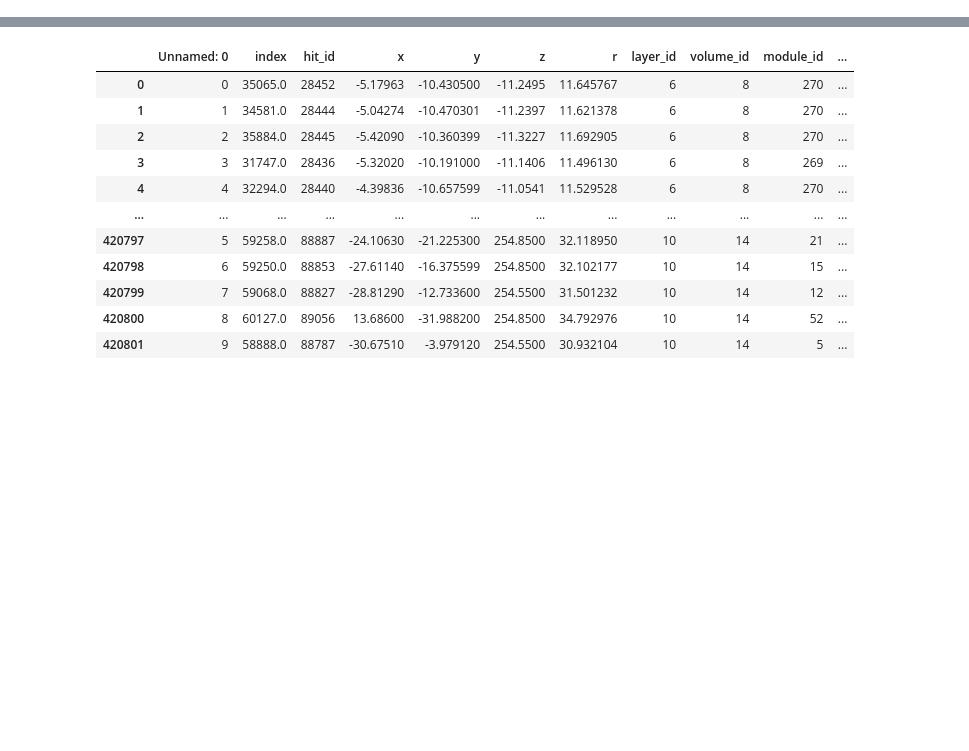
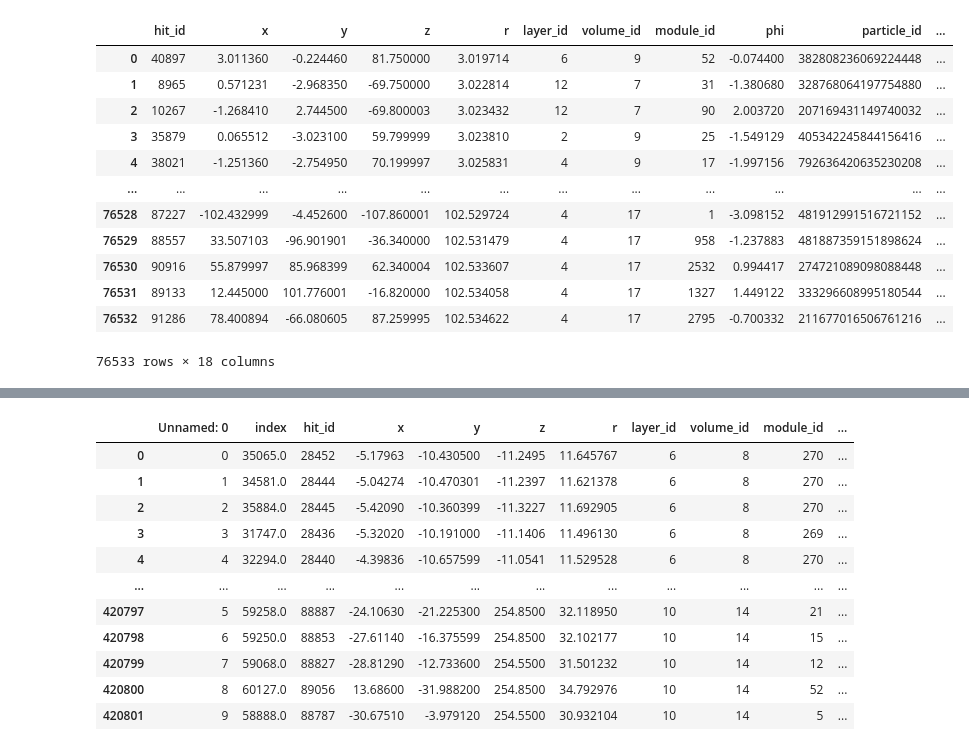
Before and after one commit to livaage/DDPG-for-tracking, a Jupyter notebook: notebooks/NN new.ipynb, the cells around one changed output, grey strips where cells are left out. Saved outputs shown, nothing was run; the diff lists cells and outputs as text; code cells hidden in the pictures; blank space fills up the shorter version.

```diff
--- a/notebooks/NN new.ipynb
+++ b/notebooks/NN new.ipynb
@@ -28,3 +32,19 @@ from tensorflow.keras import regularizers
 # %%
 dl = DataLoader()
 hits, allowed_pids = dl.load_data_trackml(0)
+# %%
+hits
+# %% [output]
+|  | hit_id | x | y | z | r | layer_id | volume_id | module_id | phi | particle_id | ... |
+| 0 | 40897 | 3.011360 | -0.224460 | 81.750000 | 3.019714 | 6 | 9 | 52 | -0.074400 | 382808236069224448 | ... |
+| 1 | 8965 | 0.571231 | -2.968350 | -69.750000 | 3.022814 | 12 | 7 | 31 | -1.380680 | 328768064197754880 | ... |
+| 2 | 10267 | -1.268410 | 2.744500 | -69.800003 | 3.023432 | 12 | 7 | 90 | 2.003720 | 207169431149740032 | ... |
+| 3 | 35879 | 0.065512 | -3.023100 | 59.799999 | 3.023810 | 2 | 9 | 25 | -1.549129 | 405342245844156416 | ... |
+| 4 | 38021 | -1.251360 | -2.754950 | 70.199997 | 3.025831 | 4 | 9 | 17 | -1.997156 | 792636420635230208 | ... |
+| ... | ... | ... | ... | ... | ... | ... | ... | ... | ... | ... | ... |
+| 76528 | 87227 | -102.432999 | -4.452600 | -107.860001 | 102.529724 | 4 | 17 | 1 | -3.098152 | 481912991516721152 | ... |
+| 76529 | 88557 | 33.507103 | -96.901901 | -36.340000 | 102.531479 | 4 | 17 | 958 | -1.237883 | 481887359151898624 | ... |
+| 76530 | 90916 | 55.879997 | 85.968399 | 62.340004 | 102.533607 | 4 | 17 | 2532 | 0.994417 | 274721089098088448 | ... |
+| 76531 | 89133 | 12.445000 | 101.776001 | -16.820000 | 102.534058 | 4 | 17 | 1327 | 1.449122 | 333296608995180544 | ... |
+| 76532 | 91286 | 78.400894 | -66.080605 | 87.259995 | 102.534622 | 4 | 17 | 2795 | -0.700332 | 211677016506761216 | ... |
+76533 rows × 18 columns
```
Also changed, not shown: parts of 8 cells of this notebook, 10 other files.
